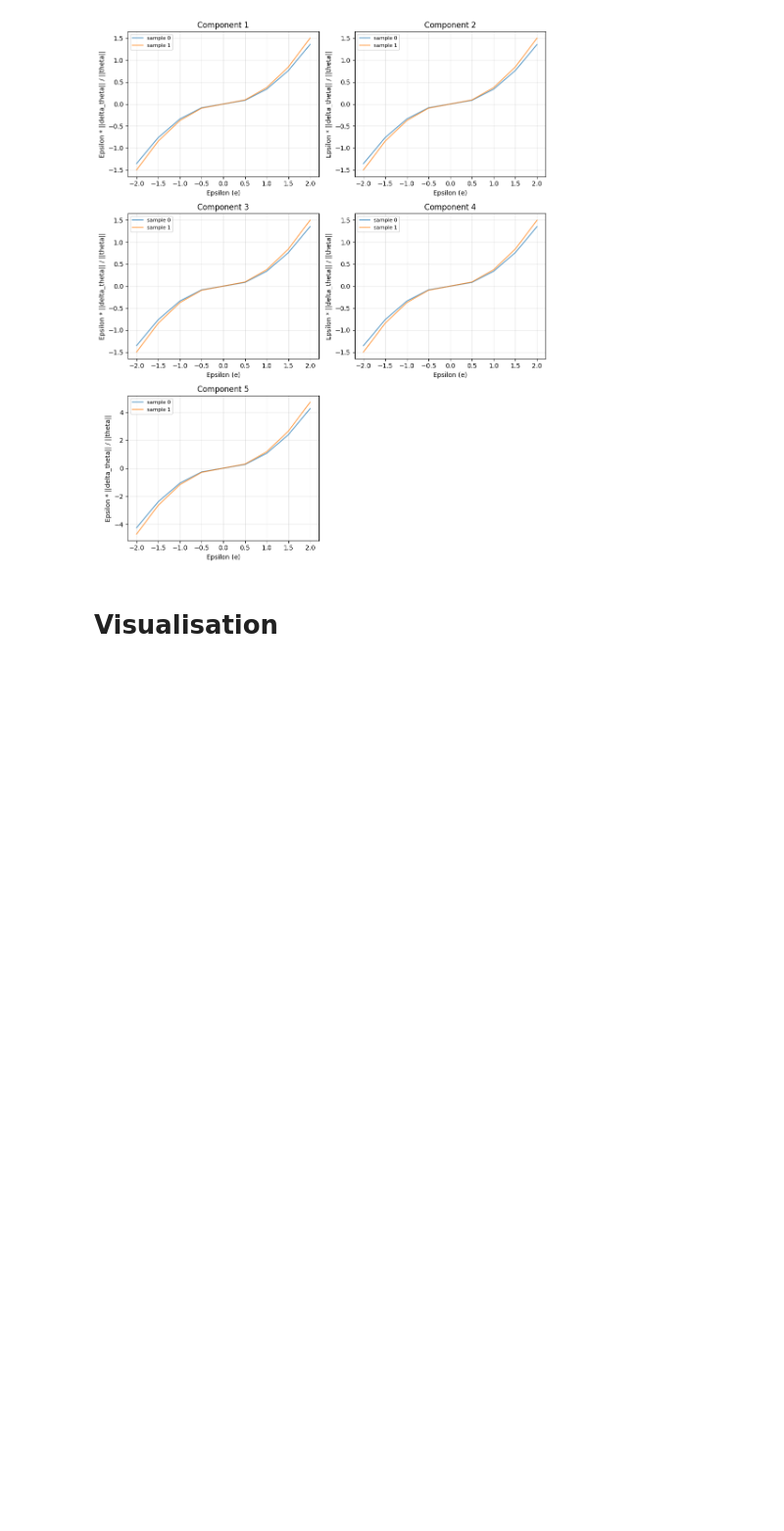
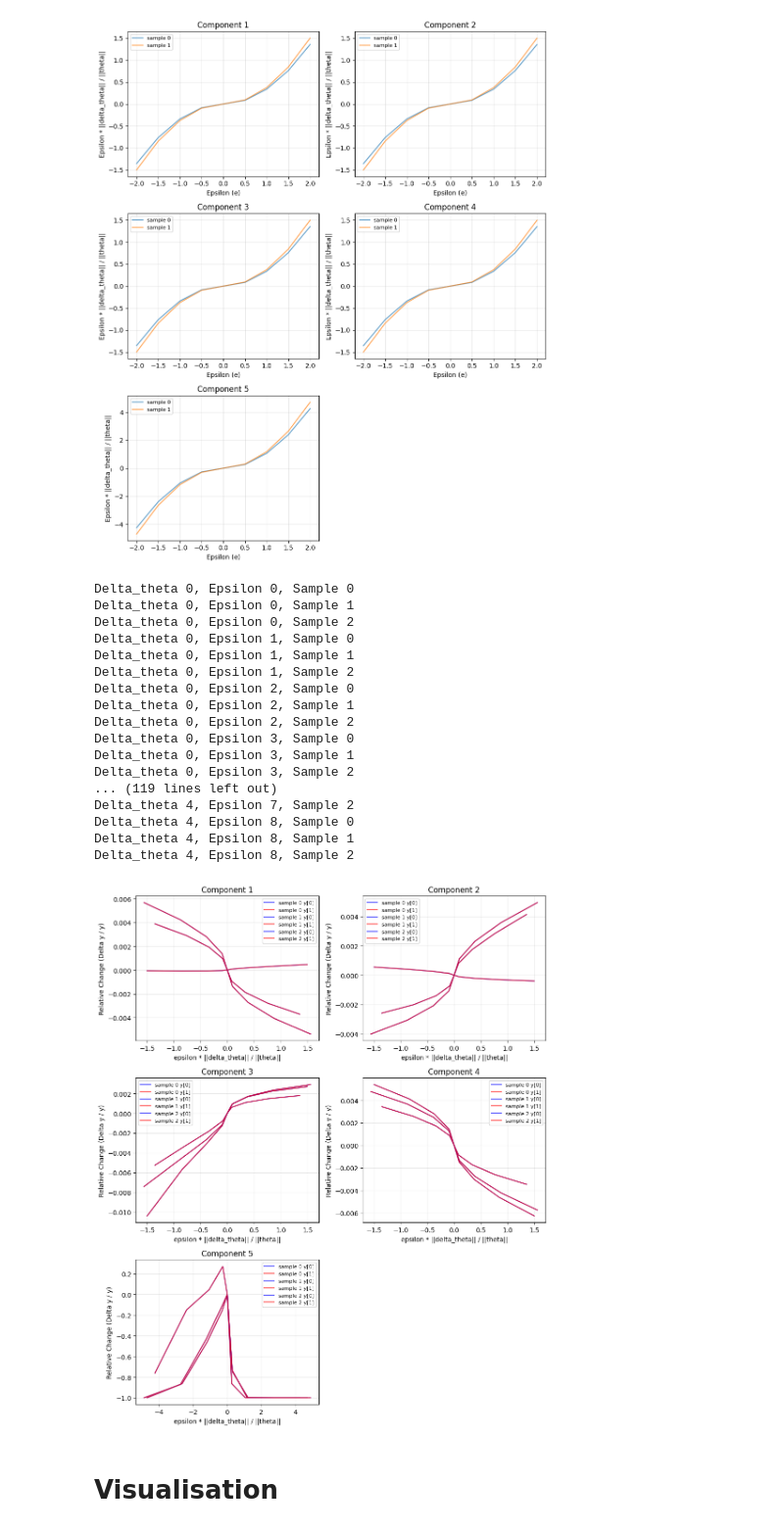
Before and after one commit to hizakim/4th_yr_project, a Jupyter notebook: TMR_after_26_2_24_pull_together.ipynb, the cells around one changed output. Shown at 98% size. Saved outputs shown, nothing was run; the diff lists cells and outputs as text; code cells hidden in the pictures; blank space fills up the shorter version.

```diff
--- a/TMR_after_26_2_24_pull_together.ipynb
+++ b/TMR_after_26_2_24_pull_together.ipynb
@@ -594,6 +617,75 @@ Delta_theta 4, Epsilon 8, Sample 0
 Delta_theta 4, Epsilon 8, Sample 1
 [figure]
 [figure]
+# %%
+e = np.arange(-2, 2+0.2, 0.5)
+n_samples = 3  # Number of samples to process
+
+theta_opt_subset = jnp.array(theta_opt[:n_samples])
+
+key = jax.random.PRNGKey(0)
+random_col = jax.random.normal(key, (U_sparse.shape[0], 1))
+U_sparse_rand = jnp.hstack([U_sparse, random_col])
+
+fig, ax = plt.subplots(3, 2, figsize=(10, 12))
+ax = ax.flatten()
+
+# Baseline y at epsilon = 0 (unperturbed theta)
+y_baseline = []
+for j in range(n_samples):
+    theta_row = np.array(theta_opt_subset[j])
+    r, g, b, y = mitral_output(theta_row, x, m, n_r, n_b, n_g, n_y)
+    y_baseline.append(np.array(y))
+y_baseline = np.array(y_baseline)  # shape (n_samples, 2)
+
+for k in range(5):
+    y_save = []
+    for i in range(len(e)):
+        theta_step = theta_opt_subset + e[i] * U_sparse_rand[:, k]
+        y_samples = []
+        for j in range(theta_step.shape[0]):
+            theta_row = np.array(theta_step[j])
+            r, g, b, y = mitral_output(theta_row, x, m, n_r, n_b, n_g, n_y)
+            y_samples.append(np.array(y))
+            print(f"Delta_theta {k}, Epsilon {i}, Sample {j}")
+        y_save.append(np.array(y_samples))
+    y_array = np.array(y_save)
+    for sample_idx in range(n_samples):
+        y0 = y_baseline[sample_idx, 0]
+        y1 = y_baseline[sample_idx, 1]
+        rel0 = np.where(np.abs(y0) > 1e-12, (y_array[:, sample_idx, 0] - y0) / y0, y_array[:, sample_idx, 0] - y0)
+        rel1 = np.where(np.abs(y1) > 1e-12, (y_array[:, sample_idx, 1] - y1) / y1, y_array[:, sample_idx, 1] - y1)
+        norm_theta_j = np.linalg.norm(np.array(theta_opt_subset[sample_idx]))
+        theta_ratio = np.array([e[i] * (np.linalg.norm(e[i] * np.array(U_sparse_rand[:, k])) / norm_theta_j) for i in range(len(e))])
+        ax[k].plot(theta_ratio, rel0, color='blue', alpha=0.7, label=f'sample {sample_idx} y[0]')
+        ax[k].plot(theta_ratio, rel1, color='red', alpha=0.7, label=f'sample {sample_idx} y[1]')
+    ax[k].set_xlabel('epsilon * ||delta_theta|| / ||theta||')
+    ax[k].set_ylabel('Relative Change (Delta y / y)')
+    ax[k].set_title(f'Component {k+1}')
+    ax[k].grid(True, alpha=0.3)
+    ax[k].legend(fontsize=8)
+ax[5].set_visible(False)
+plt.tight_layout()
+plt.show()
+# %% [output]
+Delta_theta 0, Epsilon 0, Sample 0
+Delta_theta 0, Epsilon 0, Sample 1
+Delta_theta 0, Epsilon 0, Sample 2
+Delta_theta 0, Epsilon 1, Sample 0
+Delta_theta 0, Epsilon 1, Sample 1
+Delta_theta 0, Epsilon 1, Sample 2
+Delta_theta 0, Epsilon 2, Sample 0
+Delta_theta 0, Epsilon 2, Sample 1
+Delta_theta 0, Epsilon 2, Sample 2
+Delta_theta 0, Epsilon 3, Sample 0
+Delta_theta 0, Epsilon 3, Sample 1
+Delta_theta 0, Epsilon 3, Sample 2
+... (119 lines left out)
+Delta_theta 4, Epsilon 7, Sample 2
+Delta_theta 4, Epsilon 8, Sample 0
+Delta_theta 4, Epsilon 8, Sample 1
+Delta_theta 4, Epsilon 8, Sample 2
+[figure, added]
 # %% [markdown]
 # Visualisation
 # %%
```
Also changed, not shown: parts of 11 cells of this notebook, 2 other files.
